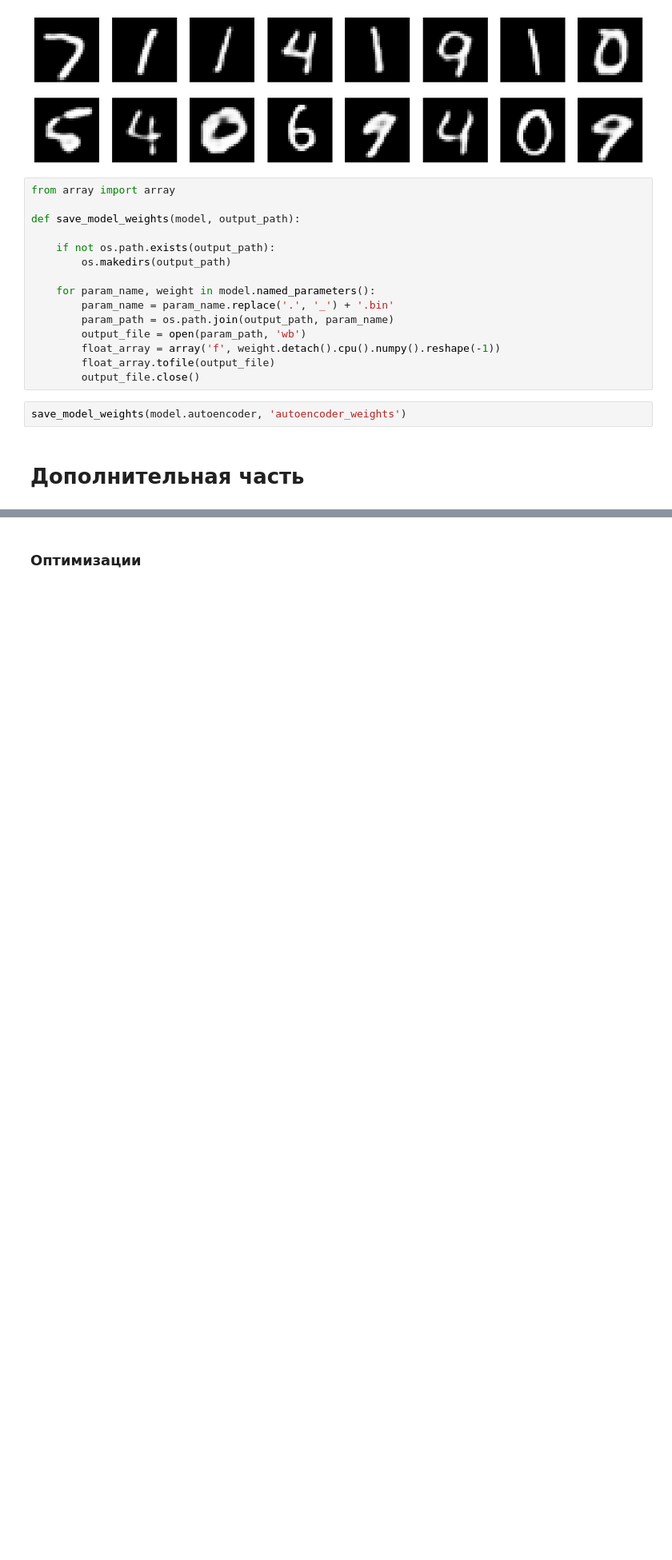
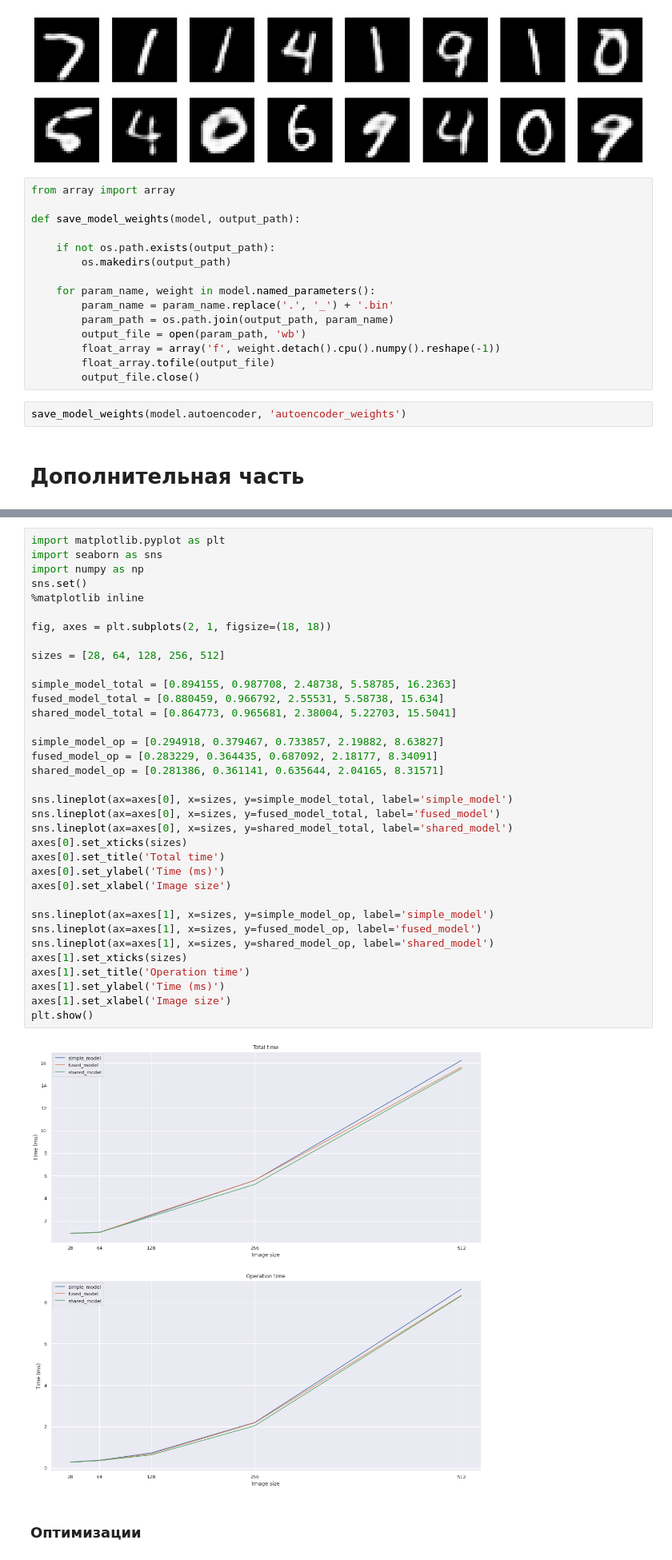
Before and after one commit to VladPyatov/cuda_prac, a Jupyter notebook: autoencoder/Autoencoder.ipynb, the cells around one changed output, grey strips where cells are left out. Shown: that part at 80% size. Saved outputs shown, nothing was run; the diff lists cells and outputs as text; blank space fills up the shorter version.

```diff
--- a/autoencoder/Autoencoder.ipynb
+++ b/autoencoder/Autoencoder.ipynb
@@ -271,3 +267,40 @@ fused_model_op = [0.283229, 0.364435, 0.687092, 2.18177, 8.30633]
+# %%
+import matplotlib.pyplot as plt
+import seaborn as sns
+import numpy as np
+sns.set()
+%matplotlib inline
+
+fig, axes = plt.subplots(2, 1, figsize=(18, 18))
+
+sizes = [28, 64, 128, 256, 512]
+
+simple_model_total = [0.894155, 0.987708, 2.48738, 5.58785, 16.2363]
+fused_model_total = [0.880459, 0.966792, 2.55531, 5.58738, 15.634]
+shared_model_total = [0.864773, 0.965681, 2.38004, 5.22703, 15.5041]
+
+simple_model_op = [0.294918, 0.379467, 0.733857, 2.19882, 8.63827]
+fused_model_op = [0.283229, 0.364435, 0.687092, 2.18177, 8.34091]
+shared_model_op = [0.281386, 0.361141, 0.635644, 2.04165, 8.31571]
+
+sns.lineplot(ax=axes[0], x=sizes, y=simple_model_total, label='simple_model')
+sns.lineplot(ax=axes[0], x=sizes, y=fused_model_total, label='fused_model')
+sns.lineplot(ax=axes[0], x=sizes, y=shared_model_total, label='shared_model')
+axes[0].set_xticks(sizes)
+axes[0].set_title('Total time')
+axes[0].set_ylabel('Time (ms)')
+axes[0].set_xlabel('Image size')
+
+sns.lineplot(ax=axes[1], x=sizes, y=simple_model_op, label='simple_model')
+sns.lineplot(ax=axes[1], x=sizes, y=fused_model_op, label='fused_model')
+sns.lineplot(ax=axes[1], x=sizes, y=shared_model_op, label='shared_model')
+axes[1].set_xticks(sizes)
+axes[1].set_title('Operation time')
+axes[1].set_ylabel('Time (ms)')
+axes[1].set_xlabel('Image size')
+plt.show()
+# %% [output]
+[figure, added]
 # %% [markdown]
 ### Оптимизации
 # %% [markdown]
```
Also changed, not shown: parts of 36 cells of this notebook, 30 other files.
